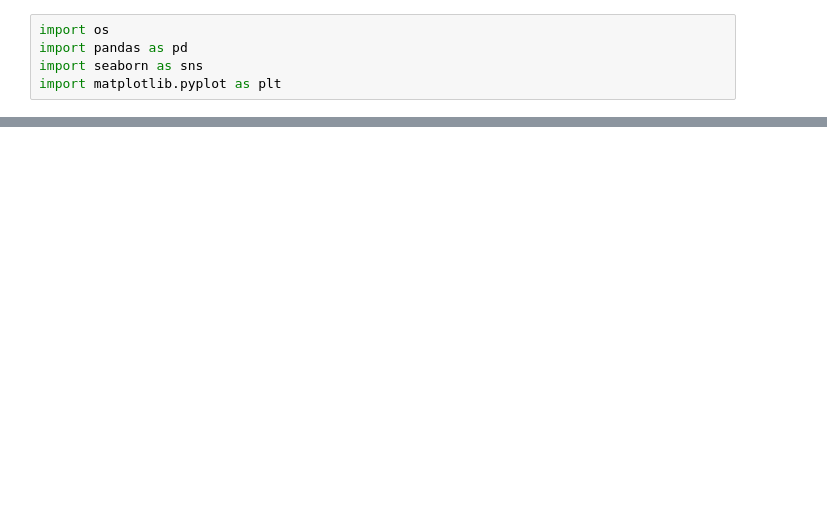
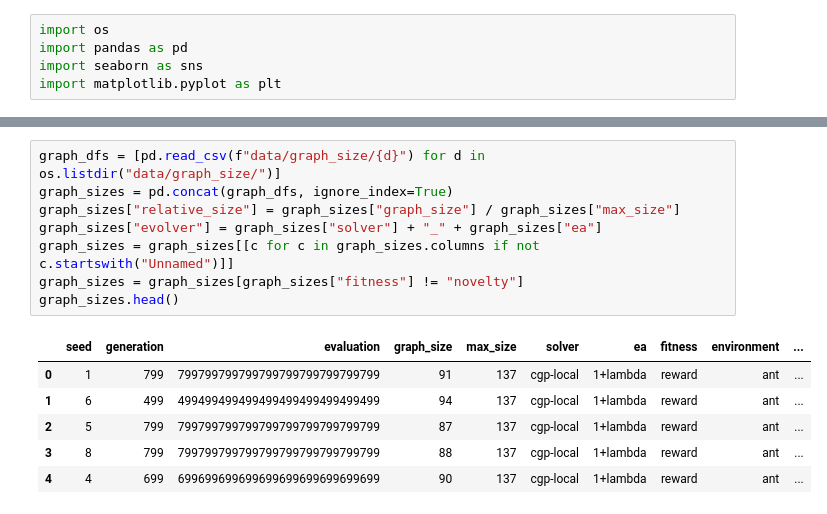
Before and after one commit to giorgia-nadizar/cgpax, a Jupyter notebook: analysis/analysis.ipynb, the cells around one changed output, grey strips where cells are left out. Saved outputs shown, nothing was run; the diff lists cells and outputs as text; blank space fills up the shorter version.

```diff
--- a/analysis/analysis.ipynb
+++ b/analysis/analysis.ipynb
@@ -20,2 +41,17 @@ df.head()
+# %%
+graph_dfs = [pd.read_csv(f"data/graph_size/{d}") for d in os.listdir("data/graph_size/")]
+graph_sizes = pd.concat(graph_dfs, ignore_index=True)
+graph_sizes["relative_size"] = graph_sizes["graph_size"] / graph_sizes["max_size"]
+graph_sizes["evolver"] = graph_sizes["solver"] + "_" + graph_sizes["ea"]
+graph_sizes = graph_sizes[[c for c in graph_sizes.columns if not c.startswith("Unnamed")]]
+graph_sizes = graph_sizes[graph_sizes["fitness"] != "novelty"]
+graph_sizes.head()
+# %% [output]
+|  | seed | generation | evaluation | graph_size | max_size | solver | ea | fitness | environment | ... |
+| 0 | 1 | 799 | 799799799799799799799799799799 | 91 | 137 | cgp-local | 1+lambda | reward | ant | ... |
+| 1 | 6 | 499 | 499499499499499499499499499499 | 94 | 137 | cgp-local | 1+lambda | reward | ant | ... |
+| 2 | 5 | 799 | 799799799799799799799799799799 | 87 | 137 | cgp-local | 1+lambda | reward | ant | ... |
+| 3 | 8 | 799 | 799799799799799799799799799799 | 88 | 137 | cgp-local | 1+lambda | reward | ant | ... |
+| 4 | 4 | 699 | 699699699699699699699699699699 | 90 | 137 | cgp-local | 1+lambda | reward | ant | ... |
 # %%
 g = sns.relplot(
```
Also changed, not shown: parts of 8 cells of this notebook.
